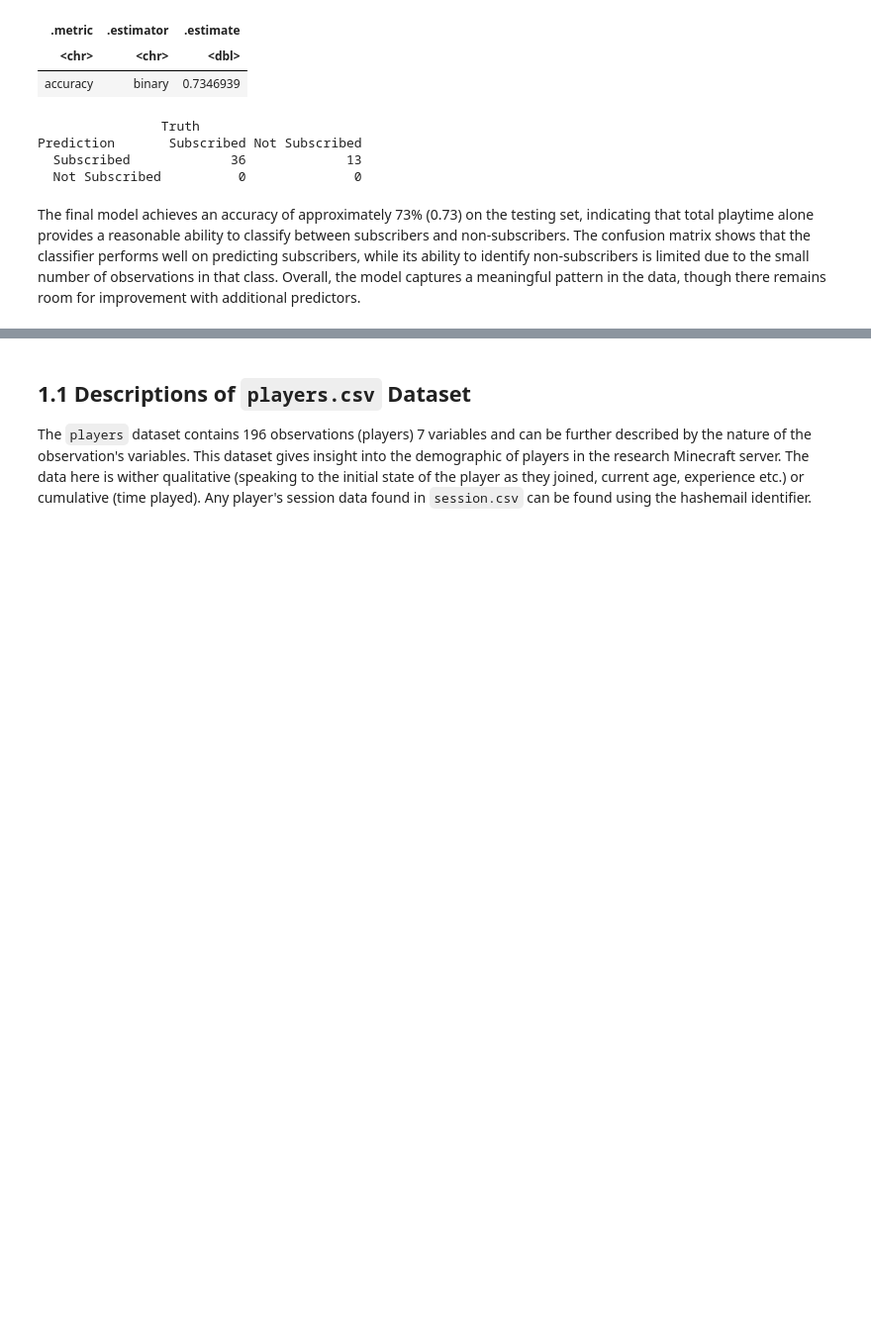
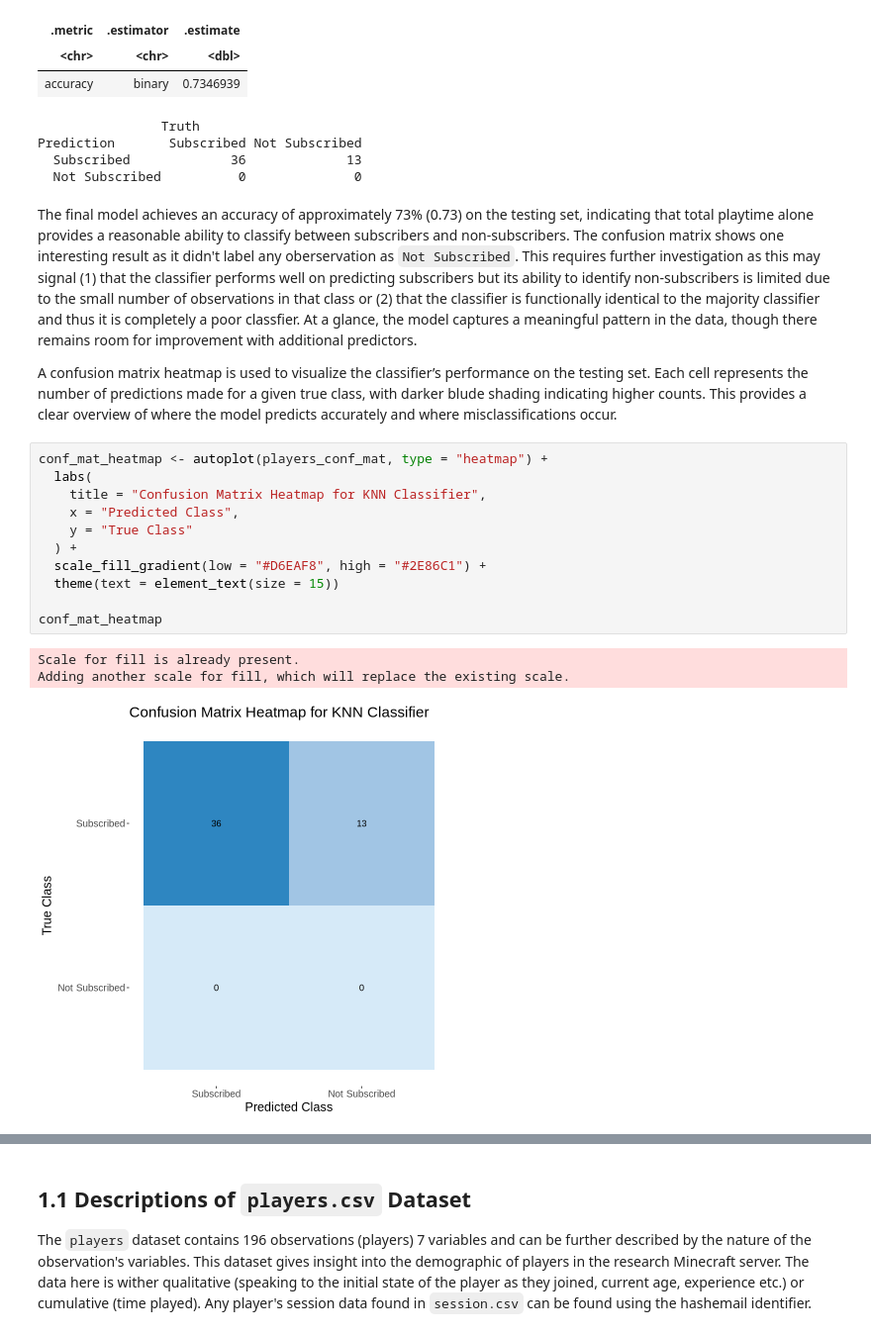
Before and after one commit to chrislee0530/group_23_project_final_report, a Jupyter notebook: group_23_project_final_report.ipynb, the cells around one changed output, grey strips where cells are left out. Shown at 99% size. Saved outputs shown, nothing was run; the diff lists cells and outputs as text; blank space fills up the shorter version.

Commit message:
Creates visualizations of the analysis (Heatmaps)

```diff
--- a/group_23_project_final_report.ipynb
+++ b/group_23_project_final_report.ipynb
@@ -365,4 +365,21 @@ Prediction       Subscribed Not Subscribed
   Subscribed             36             13
   Not Subscribed          0              0
 # %% [markdown]
-The final model achieves an accuracy of approximately 73% (0.73) on the testing set, indicating that total playtime alone provides a reasonable ability to classify between subscribers and non-subscribers. The confusion matrix shows that the classifier performs well on predicting subscribers, while its ability to identify non-subscribers is limited due to the small number of observations in that class. Overall, the model captures a meaningful pattern in the data, though there remains room for improvement with additional predictors.
+The final model achieves an accuracy of approximately 73% (0.73) on the testing set, indicating that total playtime alone provides a reasonable ability to classify between subscribers and non-subscribers. The confusion matrix shows one interesting result as it didn't label any oberservation as `Not Subscribed`. This requires further investigation as this may signal (1) that the classifier performs well on predicting subscribers but its ability to identify non-subscribers is limited due to the small number of observations in that class or (2) that the classifier is functionally identical to the majority classifier and thus it is completely a poor classfier. At a glance, the model captures a meaningful pattern in the data, though there remains room for improvement with additional predictors.
+
+A confusion matrix heatmap is used to visualize the classifier’s performance on the testing set. Each cell represents the number of predictions made for a given true class, with darker blude shading indicating higher counts. This provides a clear overview of where the model predicts accurately and where misclassifications occur.
+# %%
+conf_mat_heatmap <- autoplot(players_conf_mat, type = "heatmap") +
+  labs(
+    title = "Confusion Matrix Heatmap for KNN Classifier",
+    x = "Predicted Class",
+    y = "True Class"
+  ) +
+  scale_fill_gradient(low = "#D6EAF8", high = "#2E86C1") +
+  theme(text = element_text(size = 15))
+
+conf_mat_heatmap
+# %% [output]
+Scale for fill is already present.
+Adding another scale for fill, which will replace the existing scale.
+[figure, added]
```
Also changed, not shown: parts of 3 cells of this notebook.
